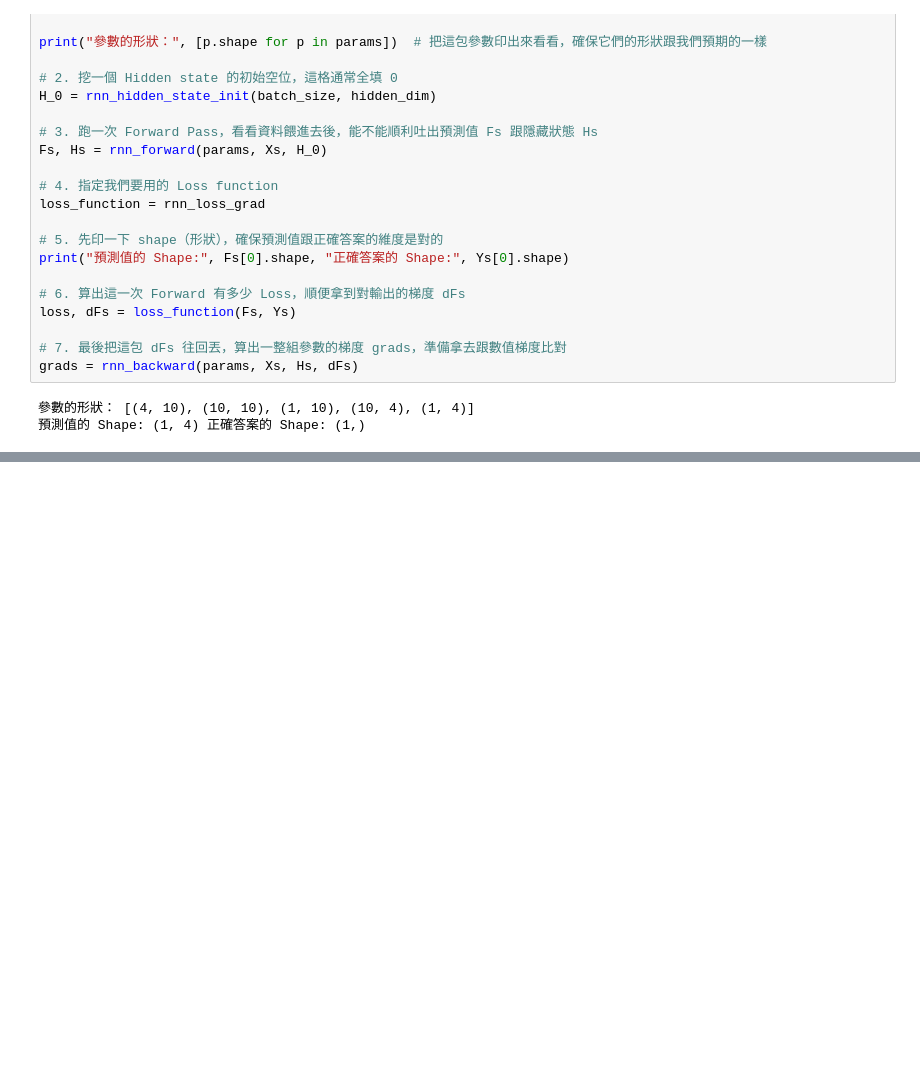
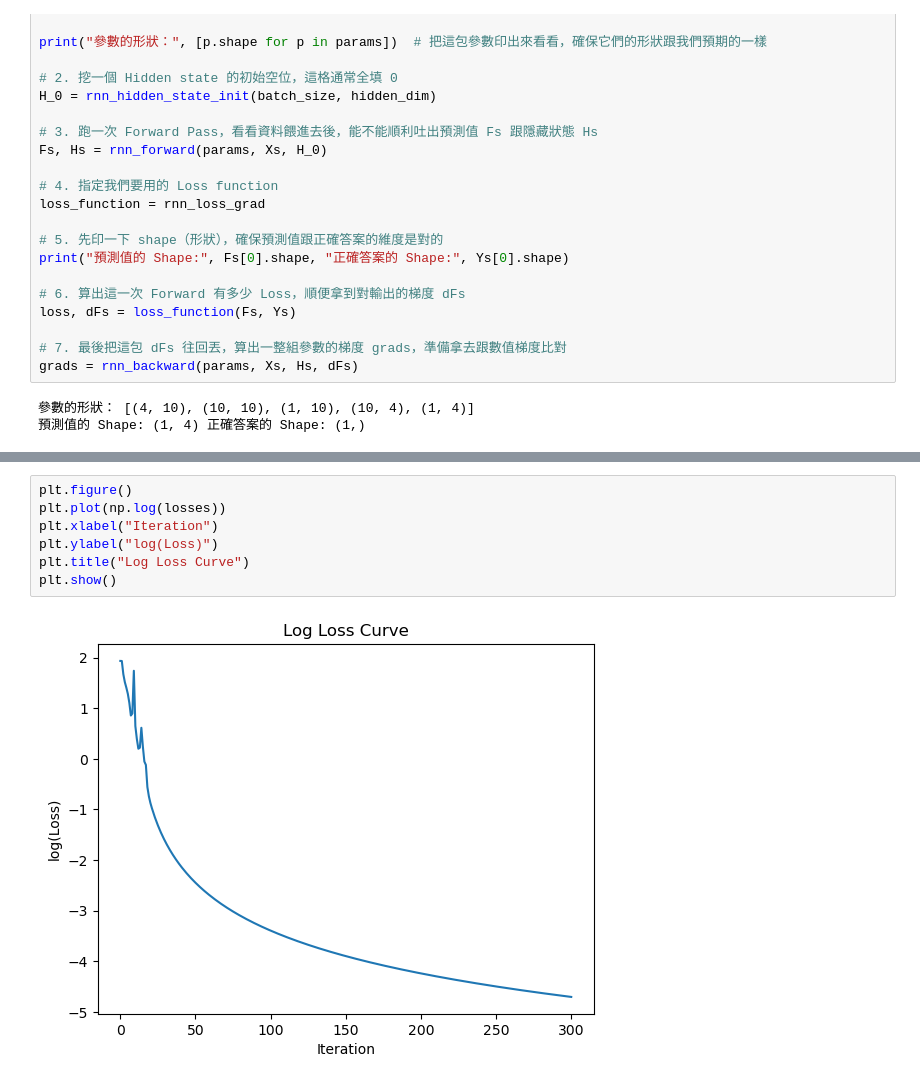
Before and after one commit to billy1125/Machine-Learning, a Jupyter notebook: RNN.ipynb, the cells around one changed output, grey strips where cells are left out. Drawn from its saved outputs; the diff is of its cells as text; blank space fills up the shorter version.

```diff
--- a/RNN.ipynb
+++ b/RNN.ipynb
@@ -667,0 +961,9 @@ print("數值梯度前兩項:", numerical_grads[1][:2])
+# %%
+plt.figure()
+plt.plot(np.log(losses))
+plt.xlabel("Iteration")
+plt.ylabel("log(Loss)")
+plt.title("Log Loss Curve")
+plt.show()
+# %% [output]
+[figure, added]
```
Also changed, not shown: parts of 12 cells of this notebook.
